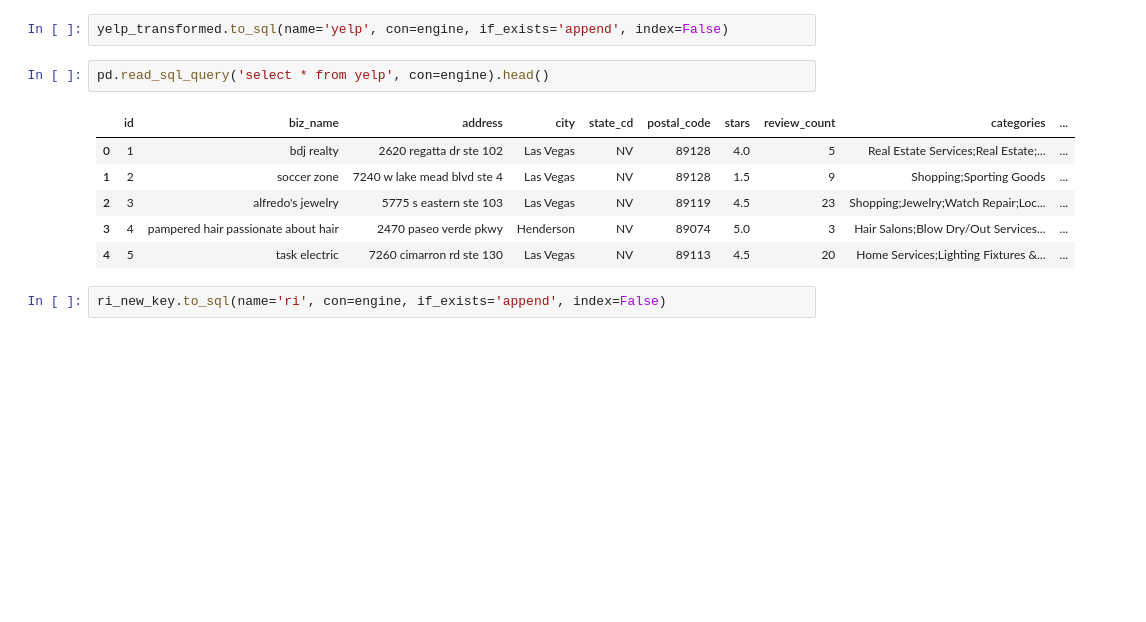
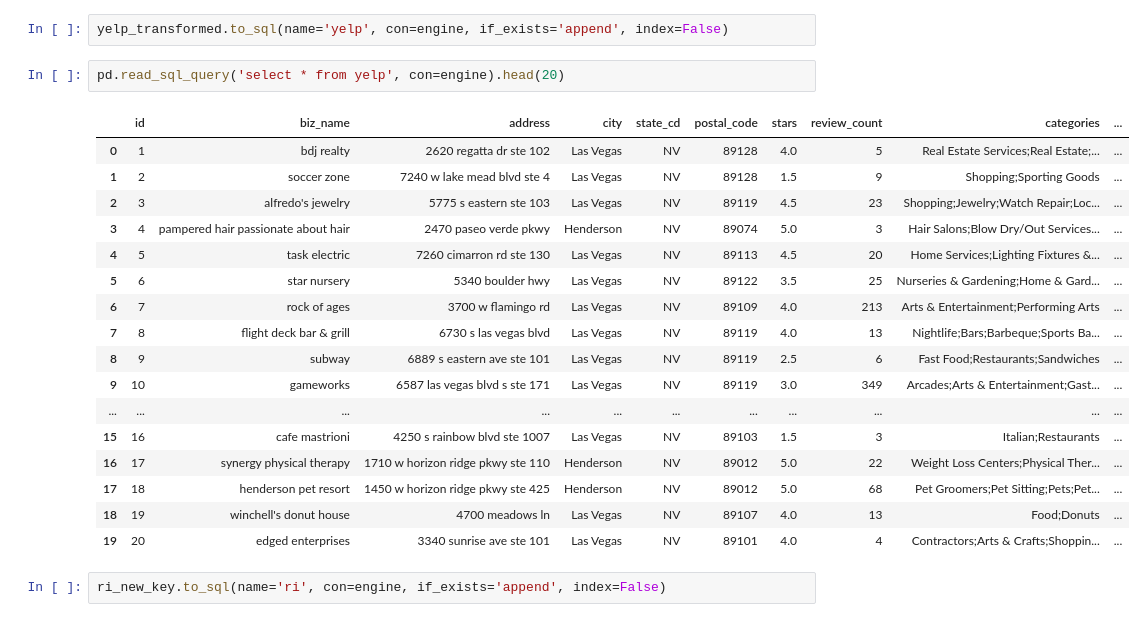
Before and after one commit to TVanEyck/ProjectETL, a Jupyter notebook: ETL/ETL_JA.ipynb, the cells around one changed output. Cells and saved outputs as stored; diff of their text form; blank space fills up the shorter version.

```diff
--- a/ETL/ETL_JA.ipynb
+++ b/ETL/ETL_JA.ipynb
@@ -209,14 +211,25 @@ engine.table_names()
 # %%
 yelp_transformed.to_sql(name='yelp', con=engine, if_exists='append', index=False)
 # %%
-pd.read_sql_query('select * from yelp', con=engine).head()
+pd.read_sql_query('select * from yelp', con=engine).head(20)
 # %% [output]
 |  | id | biz_name | address | city | state_cd | postal_code | stars | review_count | categories | ... |
 | 0 | 1 | bdj realty | 2620 regatta dr ste 102 | Las Vegas | NV | 89128 | 4.0 | 5 | Real Estate Services;Real Estate;... | ... |
 | 1 | 2 | soccer zone | 7240 w lake mead blvd ste 4 | Las Vegas | NV | 89128 | 1.5 | 9 | Shopping;Sporting Goods | ... |
 | 2 | 3 | alfredo's jewelry | 5775 s eastern ste 103 | Las Vegas | NV | 89119 | 4.5 | 23 | Shopping;Jewelry;Watch Repair;Loc... | ... |
 | 3 | 4 | pampered hair passionate about hair | 2470 paseo verde pkwy | Henderson | NV | 89074 | 5.0 | 3 | Hair Salons;Blow Dry/Out Services... | ... |
 | 4 | 5 | task electric | 7260 cimarron rd ste 130 | Las Vegas | NV | 89113 | 4.5 | 20 | Home Services;Lighting Fixtures &... | ... |
+| 5 | 6 | star nursery | 5340 boulder hwy | Las Vegas | NV | 89122 | 3.5 | 25 | Nurseries & Gardening;Home & Gard... | ... |
+| 6 | 7 | rock of ages | 3700 w flamingo rd | Las Vegas | NV | 89109 | 4.0 | 213 | Arts & Entertainment;Performing Arts | ... |
+| 7 | 8 | flight deck bar & grill | 6730 s las vegas blvd | Las Vegas | NV | 89119 | 4.0 | 13 | Nightlife;Bars;Barbeque;Sports Ba... | ... |
+| 8 | 9 | subway | 6889 s eastern ave ste 101 | Las Vegas | NV | 89119 | 2.5 | 6 | Fast Food;Restaurants;Sandwiches | ... |
+| 9 | 10 | gameworks | 6587 las vegas blvd s ste 171 | Las Vegas | NV | 89119 | 3.0 | 349 | Arcades;Arts & Entertainment;Gast... | ... |
+| ... | ... | ... | ... | ... | ... | ... | ... | ... | ... | ... |
+| 15 | 16 | cafe mastrioni | 4250 s rainbow blvd ste 1007 | Las Vegas | NV | 89103 | 1.5 | 3 | Italian;Restaurants | ... |
+| 16 | 17 | synergy physical therapy | 1710 w horizon ridge pkwy ste 110 | Henderson | NV | 89012 | 5.0 | 22 | Weight Loss Centers;Physical Ther... | ... |
+| 17 | 18 | henderson pet resort | 1450 w horizon ridge pkwy ste 425 | Henderson | NV | 89012 | 5.0 | 68 | Pet Groomers;Pet Sitting;Pets;Pet... | ... |
+| 18 | 19 | winchell's donut house | 4700 meadows ln | Las Vegas | NV | 89107 | 4.0 | 13 | Food;Donuts | ... |
+| 19 | 20 | edged enterprises | 3340 sunrise ave ste 101 | Las Vegas | NV | 89101 | 4.0 | 4 | Contractors;Arts & Crafts;Shoppin... | ... |
 # %%
 ri_new_key.to_sql(name='ri', con=engine, if_exists='append', index=False)
 # %%
```
Also changed, not shown: parts of 3 cells of this notebook, 3 other files.
